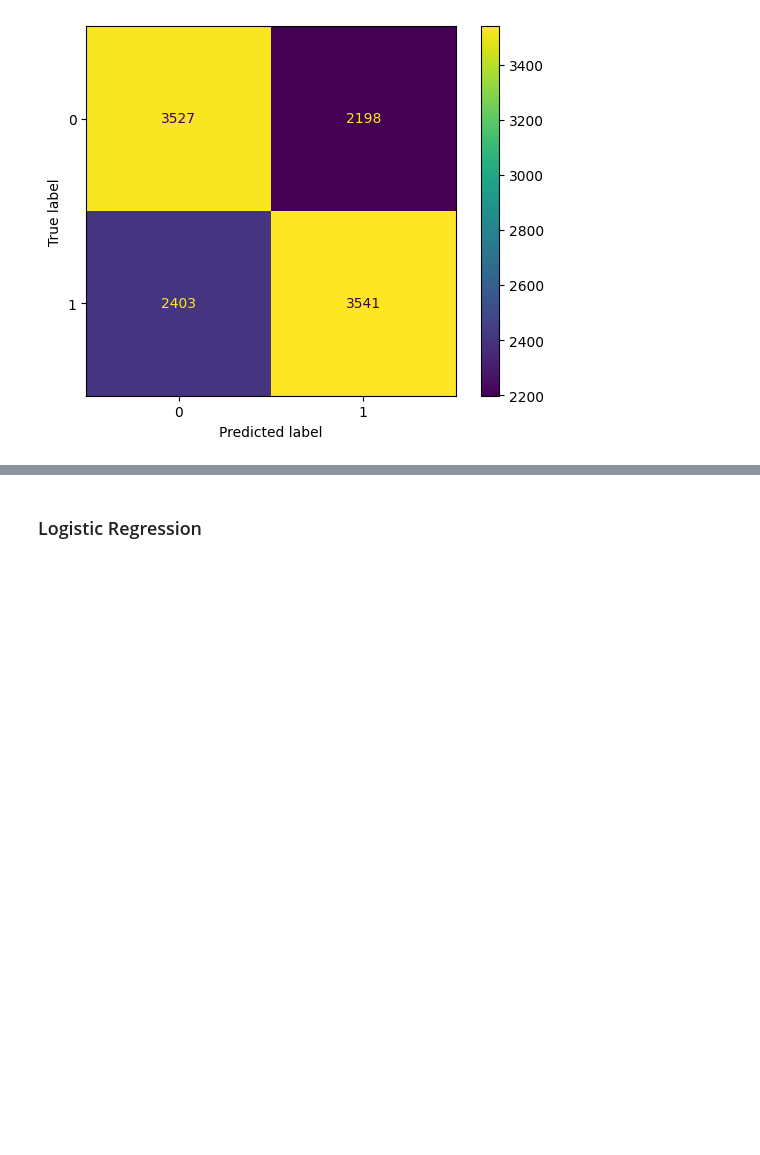
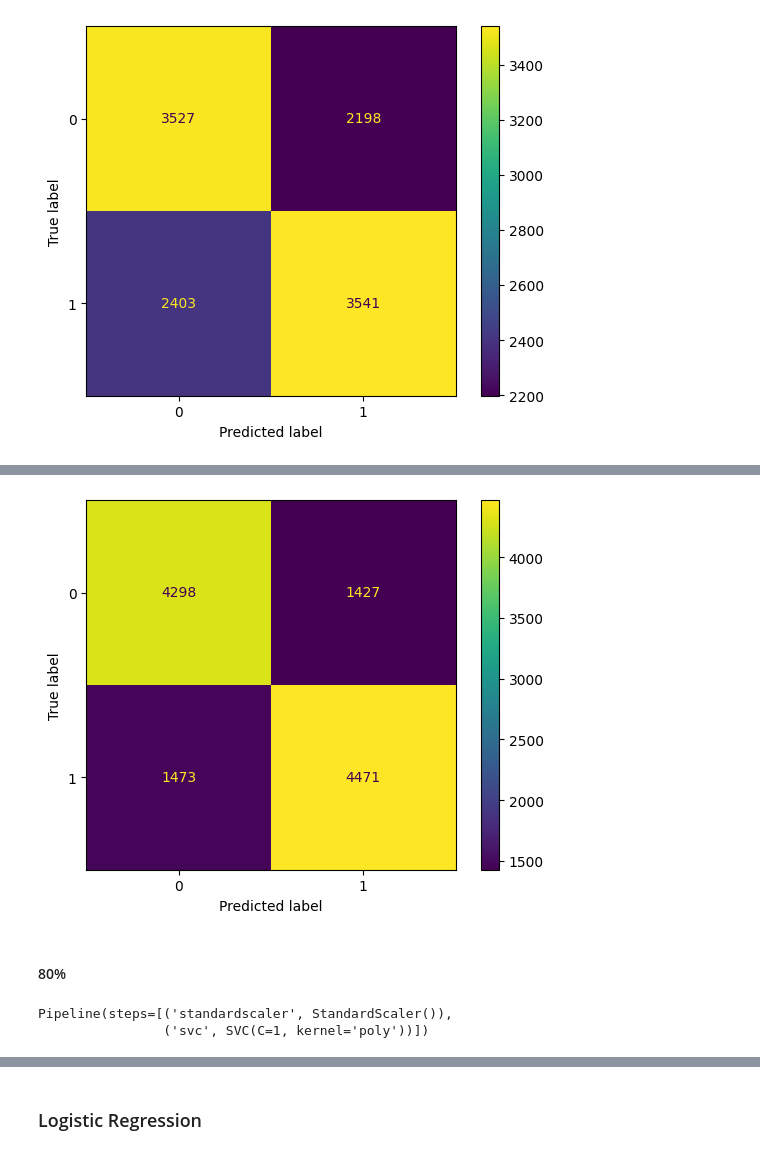
Before and after one commit to t-tony03/EECS3401Final, a Jupyter notebook: final rev2.ipynb, the cells around one changed output, grey strips where cells are left out. Saved outputs shown, nothing was run; the diff lists cells and outputs as text; code cells hidden in the pictures; blank space fills up the shorter version.

```diff
--- a/final rev2.ipynb
+++ b/final rev2.ipynb
@@ -222,10 +269,25 @@ gamesAt20.drop(labels=['fullTimeMin'] , axis=1 , inplace=True)
 # %%
 from sklearn.model_selection import train_test_split
 
+# 20% game time dataset
 x = gamesAt20.drop(labels=['blueWin'] , axis=1)
 y = gamesAt20['blueWin']
 
 x_train, x_test, y_train, y_test = train_test_split(x, y, test_size=0.2, random_state=42)
 print(x_train.shape , y_train.shape , x_test.shape , y_test.shape)
+
+# 60% game time dataset
+x60 = gamesAt60.drop(labels=['blueWin'] , axis=1)
+y60 = gamesAt60['blueWin']
+
+x_train60, x_test60, y_train60, y_test60 = train_test_split(x60, y60, test_size=0.2, random_state=42)
+print(x_train60.shape , y_train60.shape , x_test60.shape , y_test60.shape)
+
+# 80% game time dataset
+x80 = gamesAt80.drop(labels=['blueWin'] , axis=1)
+y80 = gamesAt80['blueWin']
+
+x_train80, x_test80, y_train80, y_test80 = train_test_split(x80, y80, test_size=0.2, random_state=42)
+print(x_train80.shape , y_train80.shape , x_test80.shape , y_test80.shape)
 # %% [output]
 (46675, 13) (46675,) (11669, 13) (11669,)
@@ -334,0 +380,6 @@ plt.show()
+# %%
+poly_svc_kernel_60 = make_pipeline(
+    StandardScaler() ,
+    SVC(kernel='poly' , degree=3 , C=1)
+)
+poly_svc_kernel_60.fit(x_train60 , y_train60)
@@ -334,0 +389,3 @@ plt.show()
+# %%
+poly_svc_kernel_60_y_pred = poly_svc_kernel_60.predict(x_test60)
+print(classification_report(y_test60 , poly_svc_kernel_60_y_pred))
@@ -334,0 +401,16 @@ plt.show()
+# %%
+ConfusionMatrixDisplay.from_predictions(y_test60 , poly_svc_kernel_60_y_pred)
+plt.show()
+# %% [output]
+[figure, added]
+# %% [markdown]
+#### 80%
+# %%
+poly_svc_kernel_80 = make_pipeline(
+    StandardScaler() ,
+    SVC(kernel='poly' , degree=3 , C=1)
+)
+poly_svc_kernel_80.fit(x_train80 , y_train80)
+# %% [output]
+Pipeline(steps=[('standardscaler', StandardScaler()),
+                ('svc', SVC(C=1, kernel='poly'))])
```
Also changed, not shown: parts of 55 cells of this notebook.
